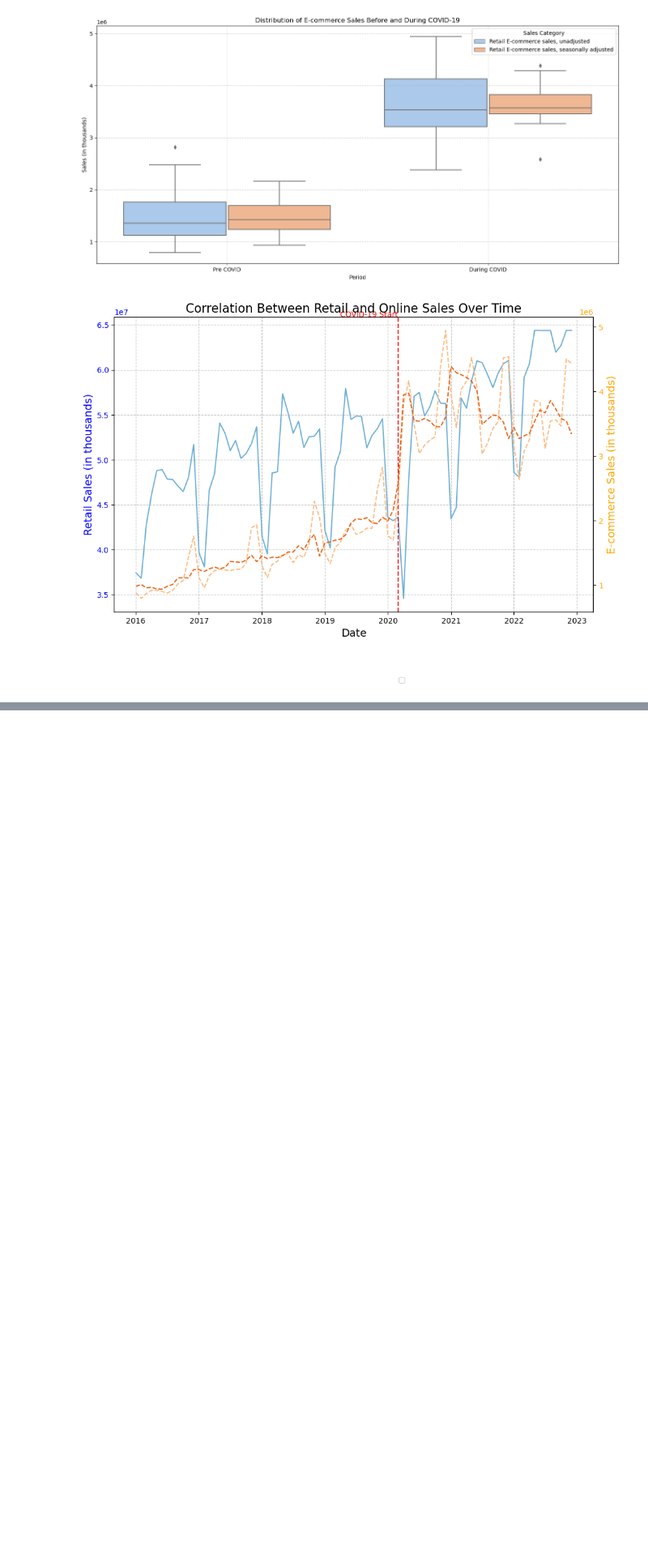
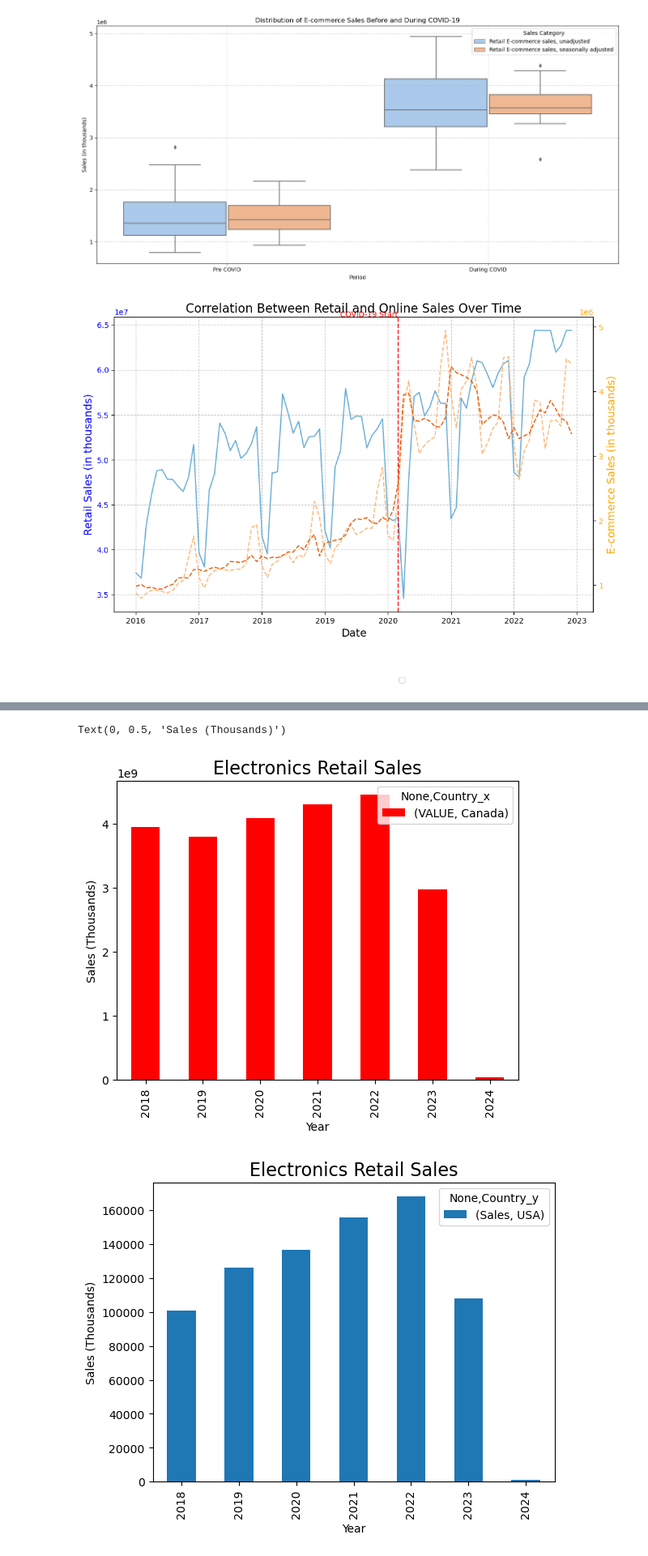
Before and after one commit to migo3000/project_1_online_retail, a Jupyter notebook: data_acquisition.ipynb, the cells around one changed output, grey strips where cells are left out. Shown at 81% size. Cells and saved outputs as stored; diff of their text form; code cells hidden in the pictures; blank space fills up the shorter version.

```diff
--- a/data_acquisition.ipynb
+++ b/data_acquisition.ipynb
@@ -498,0 +583,41 @@ Correlation Between Retail and Online Sales Over Time
+# %%
+#Filter by Electronics in Retail Data (CA / USA)
+
+electronics_ca = pd.DataFrame(file_ca_retail_df.loc[file_ca_retail_df["North American Industry Classification System (NAICS)"] == "Electronics and appliances retailers [4492]"])
+electronics_us = pd.DataFrame(file_us_df.loc[file_us_df["SubCategory"] == "Electronics and appliance"])
+electronics_us_df = pd.DataFrame(electronics_us.loc[electronics_us["Category"] == "Total Store and\nNon-store\nSales"])
+
+electronics_ca["Country"] = "Canada"
+electronics_us_df["Country"] = "USA"
+electronics_ca["Year"] = file_ca_retail_df["REF_DATE"].str[0:4]
+electronics_ca["Year"] = electronics_ca["Year"].astype(int)
+
+#Rename column to Subcategory:
+
+electronics_ca = electronics_ca.rename(columns = {"North American Industry Classification System (NAICS)":"SubCategory"})
+electronics_ca = electronics_ca.replace("Electronics and appliances retailers [4492]","Electronics and appliance")
+
+#electronics_us_df
+# %%
+electronics_ca_sales = pd.DataFrame(electronics_ca, columns=["SubCategory", "Country", "Year", "VALUE"])
+electronics_us_sales = pd.DataFrame(electronics_us_df, columns=["SubCategory", "Country", "Year","Sales"])
+
+electronics_sales = pd.merge(electronics_ca_sales,electronics_us_sales, on="Year")
+electronics_sales_ca = electronics_sales.groupby(["Year", "Country_x"])[["VALUE"]].sum().unstack()
+electronics_sales_us = electronics_sales.groupby(["Year", "Country_y"])[["Sales"]].sum().unstack()
+
+e_ca = electronics_sales_ca.plot(kind="bar", color="r")
+e_us = electronics_sales_us.plot(kind="bar")
+
+# Add title and labels
+e_ca.set_title('Electronics Retail Sales', fontsize=16)
+e_ca.set_xlabel('Year', fontsize=10)
+e_ca.set_ylabel('Sales (Thousands)', fontsize=10)
+
+e_us.set_title('Electronics Retail Sales', fontsize=16)
+e_us.set_xlabel('Year', fontsize=10)
+e_us.set_ylabel('Sales (Thousands)', fontsize=10)
+# %% [output]
+Text(0, 0.5, 'Sales (Thousands)')
+[figure, added]
+[figure, added]
```
Also changed, not shown: parts of 8 cells of this notebook.
